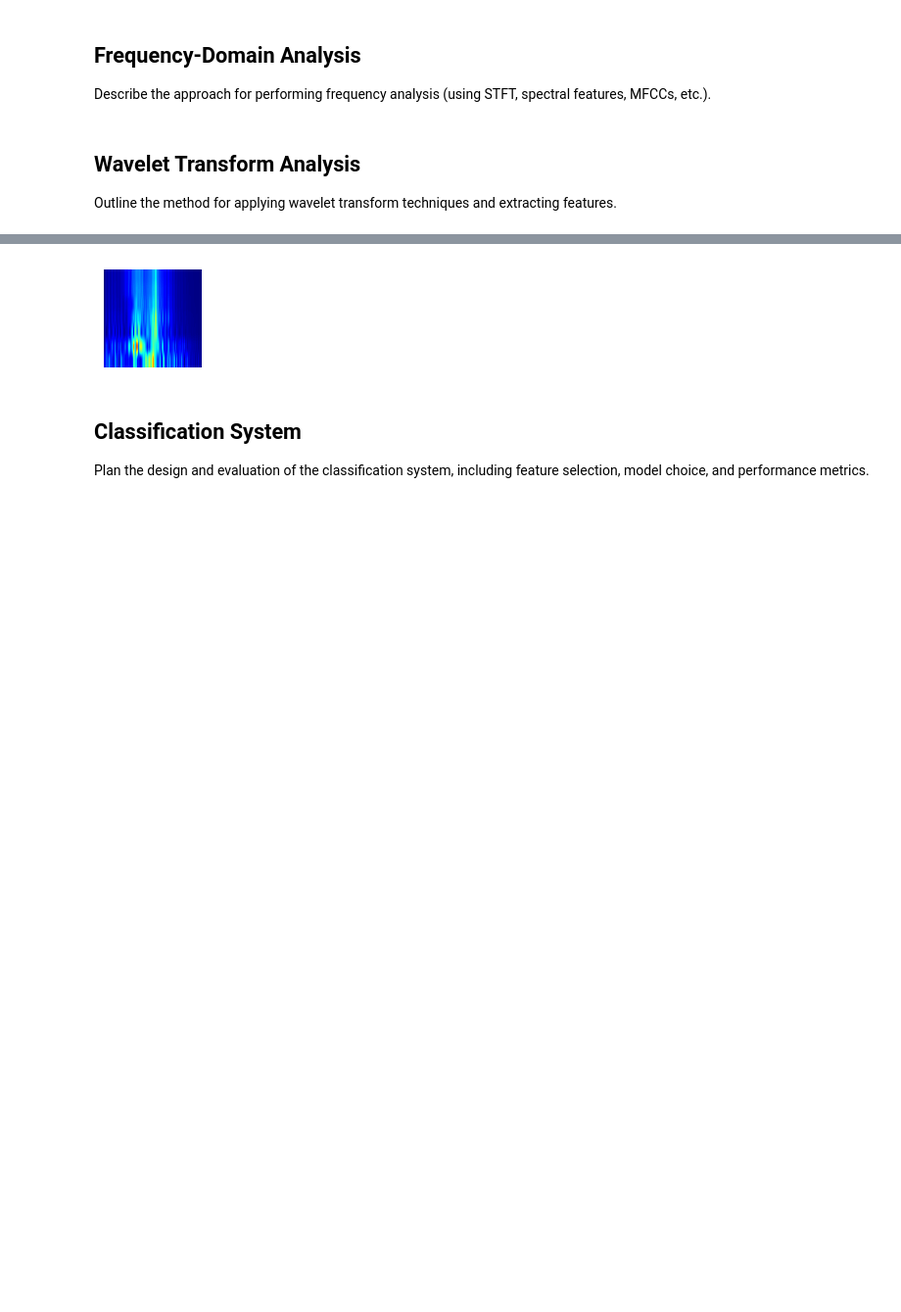
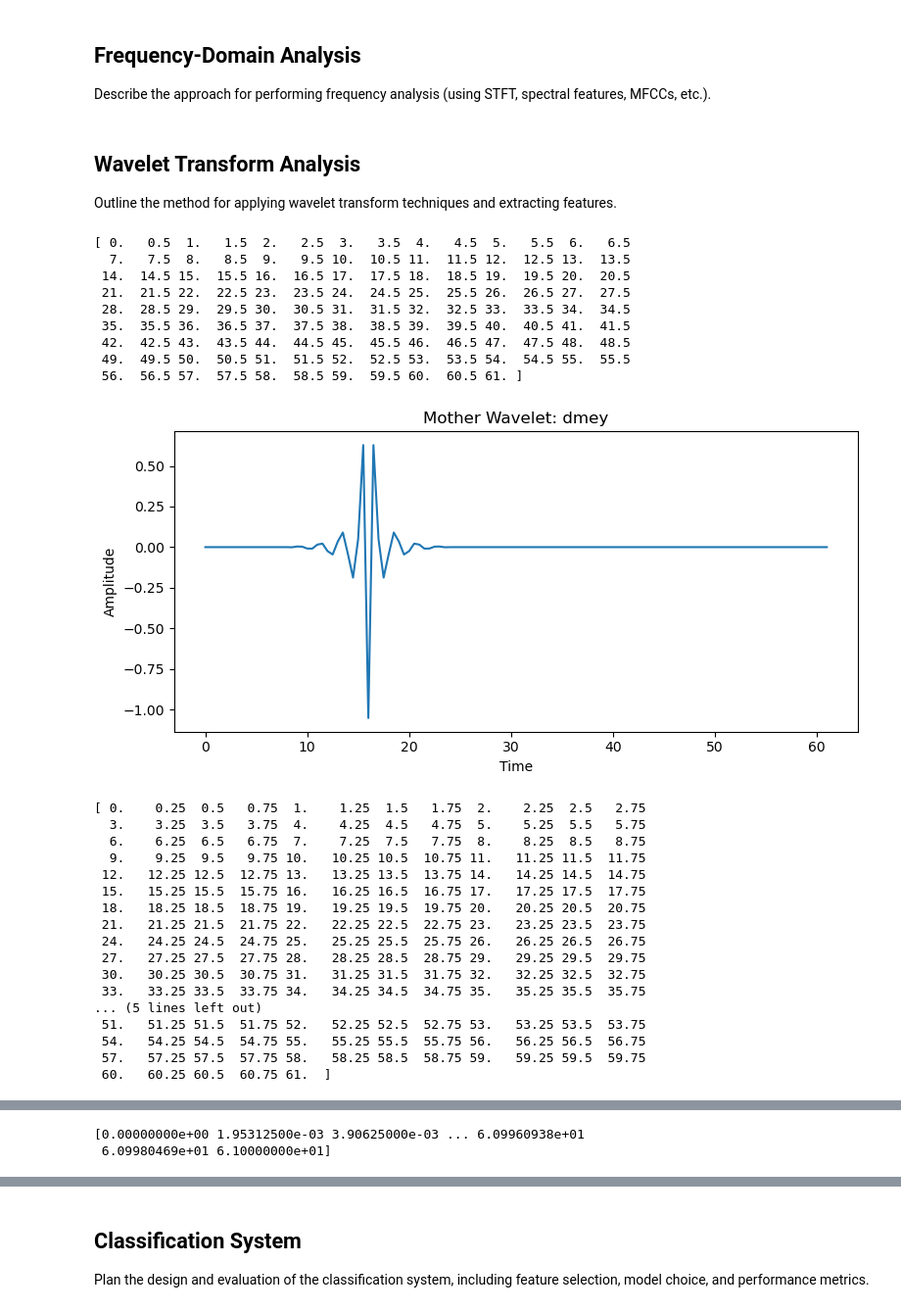
Before and after one commit to MYMutawa/Audio-Signal-Classification, a Jupyter notebook: Audio-Signal-Classification.ipynb, the cells around one changed output, grey strips where cells are left out. Shown at 98% size. Saved outputs shown, nothing was run; the diff lists cells and outputs as text; code cells hidden in the pictures; blank space fills up the shorter version.

```diff
--- a/Audio-Signal-Classification.ipynb
+++ b/Audio-Signal-Classification.ipynb
@@ -112,0 +113,53 @@ def plot_wavelet():
+# %%
+def plot_mother_wavelet(wavelet_name='db4', level=1):
+    """
+    Plot the mother wavelet for a given wavelet.
+
+    Parameters:
+        wavelet_name (str): Name of the wavelet (e.g., 'db4', 'morl').
+        level (int): Resolution parameter for wavefun (higher gives finer resolution default is 5).
+    """
+    wavelet = pywt.Wavelet(wavelet_name)
+    phi, psi, x = wavelet.wavefun(level=level)
+
+
+    plt.figure(figsize=(8, 4))
+    plt.plot(x, psi)
+    plt.title(f"Mother Wavelet: {wavelet_name}")
+    plt.xlabel("Time")
+    plt.ylabel("Amplitude")
+    plt.tight_layout()
+    plt.show()
+
+# Example usage:
+plot_mother_wavelet('dmey', level=1)
+plot_mother_wavelet('dmey', level=2)
+plot_mother_wavelet('dmey', level=9)
+# %% [output]
+[ 0.   0.5  1.   1.5  2.   2.5  3.   3.5  4.   4.5  5.   5.5  6.   6.5
+  7.   7.5  8.   8.5  9.   9.5 10.  10.5 11.  11.5 12.  12.5 13.  13.5
+ 14.  14.5 15.  15.5 16.  16.5 17.  17.5 18.  18.5 19.  19.5 20.  20.5
+ 21.  21.5 22.  22.5 23.  23.5 24.  24.5 25.  25.5 26.  26.5 27.  27.5
+ 28.  28.5 29.  29.5 30.  30.5 31.  31.5 32.  32.5 33.  33.5 34.  34.5
+ 35.  35.5 36.  36.5 37.  37.5 38.  38.5 39.  39.5 40.  40.5 41.  41.5
+ 42.  42.5 43.  43.5 44.  44.5 45.  45.5 46.  46.5 47.  47.5 48.  48.5
+ 49.  49.5 50.  50.5 51.  51.5 52.  52.5 53.  53.5 54.  54.5 55.  55.5
+ 56.  56.5 57.  57.5 58.  58.5 59.  59.5 60.  60.5 61. ]
+[figure, added]
+[ 0.    0.25  0.5   0.75  1.    1.25  1.5   1.75  2.    2.25  2.5   2.75
+  3.    3.25  3.5   3.75  4.    4.25  4.5   4.75  5.    5.25  5.5   5.75
+  6.    6.25  6.5   6.75  7.    7.25  7.5   7.75  8.    8.25  8.5   8.75
+  9.    9.25  9.5   9.75 10.   10.25 10.5  10.75 11.   11.25 11.5  11.75
+ 12.   12.25 12.5  12.75 13.   13.25 13.5  13.75 14.   14.25 14.5  14.75
+ 15.   15.25 15.5  15.75 16.   16.25 16.5  16.75 17.   17.25 17.5  17.75
+ 18.   18.25 18.5  18.75 19.   19.25 19.5  19.75 20.   20.25 20.5  20.75
+ 21.   21.25 21.5  21.75 22.   22.25 22.5  22.75 23.   23.25 23.5  23.75
+ 24.   24.25 24.5  24.75 25.   25.25 25.5  25.75 26.   26.25 26.5  26.75
+ 27.   27.25 27.5  27.75 28.   28.25 28.5  28.75 29.   29.25 29.5  29.75
+ 30.   30.25 30.5  30.75 31.   31.25 31.5  31.75 32.   32.25 32.5  32.75
+ 33.   33.25 33.5  33.75 34.   34.25 34.5  34.75 35.   35.25 35.5  35.75
+... (5 lines left out)
+ 51.   51.25 51.5  51.75 52.   52.25 52.5  52.75 53.   53.25 53.5  53.75
+ 54.   54.25 54.5  54.75 55.   55.25 55.5  55.75 56.   56.25 56.5  56.75
+ 57.   57.25 57.5  57.75 58.   58.25 58.5  58.75 59.   59.25 59.5  59.75
+ 60.   60.25 60.5  60.75 61.  ]
@@ -112,0 +167,2 @@ def plot_wavelet():
+[0.00000000e+00 1.95312500e-03 3.90625000e-03 ... 6.09960938e+01
+ 6.09980469e+01 6.10000000e+01]
@@ -185,6 +239,4 @@ def plot_wavelet_scalogram_from_features(features, original_length,title):
     fig.savefig(f'{title}.png', bbox_inches='tight', pad_inches=0)
     plt.close(fig)
 # %%
-plot_wavelet_scalogram_from_features(features, len(time_series),'Scalo0')
+plot_wavelet_scalogram_from_features(features, len(time_series),'Scalo0_haar')
-# %% [output]
-[figure, removed]
```
Also changed, not shown: parts of 8 cells of this notebook, 2 other files.
